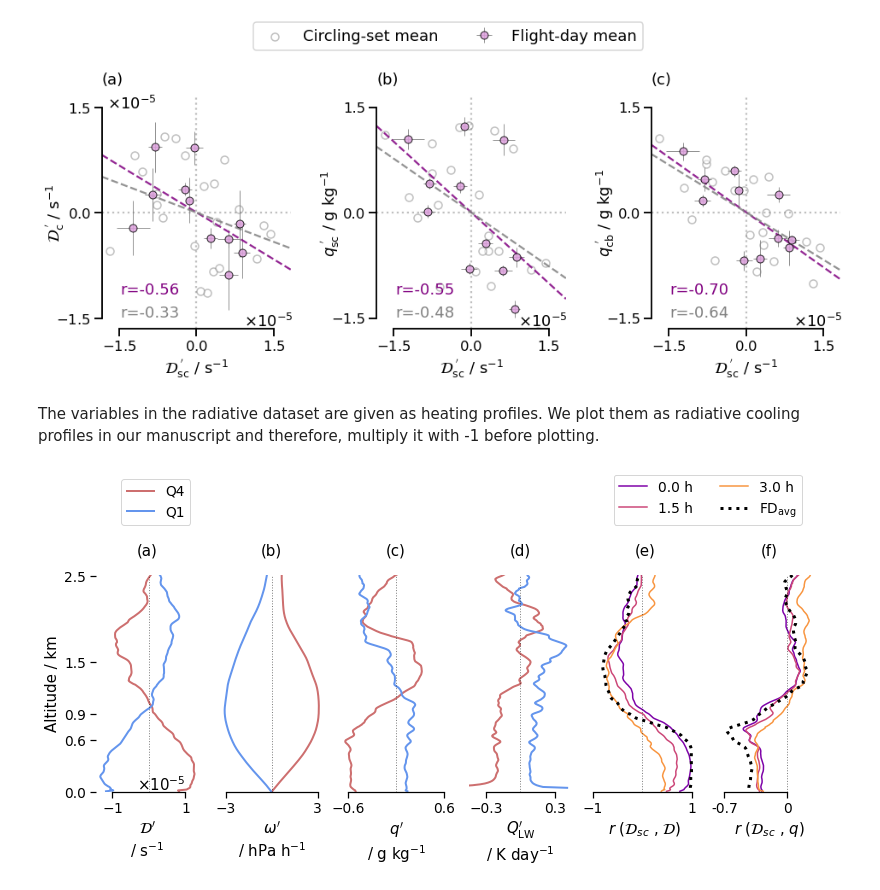
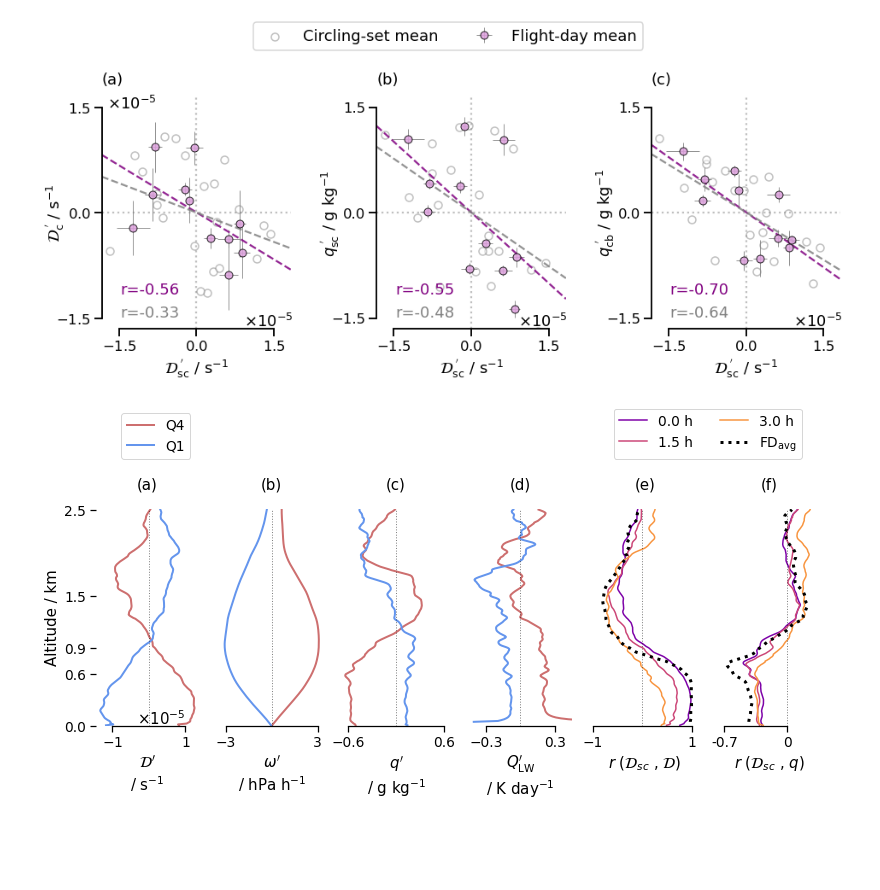
Before and after one commit to Geet-George/recode_smocs, a Jupyter notebook: JOANNE_processing.ipynb, the cells around one changed output. Cells and saved outputs as stored; diff of their text form; code cells hidden in the pictures; blank space fills up the shorter version.

```diff
--- a/JOANNE_processing.ipynb
+++ b/JOANNE_processing.ipynb
@@ -296,9 +297,9 @@ ds_rad['sounding_id'] = ds_rad['sounding_id'].astype('str')
 rad = [None] * len(eurec4a_circles.circle_time)
 
 for i_,ct in enumerate(tqdm(eurec4a_circles.circle_time)):
-    ds_ct = eurec4a_circles.sel(circle_time=ct)
-    sonde_ids = ds_ct.sonde_id.where(ds_ct.sonde_id.astype('str') != '',drop=True).astype('str')
-    sonde_ids_rad = [i.values for i in sonde_ids if i in ds_rad.sounding_id]
+    sonde_ids_rad = np.intersect1d(eurec4a_circles.sel(circle_time= ct).sonde_id[eurec4a_circles.sel(circle_time=ct).sonde_id.astype('str').values != ''],ds_rad.sounding_id)
+    # intersection used because for some reason, some sounding_ids are missing in the radiation dataset, e.g. 'HALO-0209_s27'
+
     rad[i_] = ds_rad.sel(sounding_id=sonde_ids_rad).mean(dim='sounding_id')
 
 for par in rad_pars:
@@ -375,10 +374,8 @@ mpl_axes_aligner.align.yaxes(ax[2], 0, ax[1], 0, 0.5)
 plt.savefig('sandbox/subcloud_vs_cloud_subplots_abc_subplottitles.pdf',bbox_inches='tight')
 # %% [output]
 [figure]
-# %% [markdown]
-The variables in the radiative dataset are given as heating profiles. We plot them as radiative cooling profiles in our manuscript and therefore, multiply it with -1 before plotting.
 # %%
-ec_no24 = eurec4a_circles.drop_sel(circle_time=eurec4a_circles.sel(circle_time='2020-01-24').circle_time)
+ec_no24 = eurec4a_circles.drop_sel(circle_time=eurec4a_circles.sel(circle_time='2020-01-24').circle_time).sel(alt=slice(0,2500))
 
 sb.set_context('notebook',font_scale=1.25)
 sb.set_palette('plasma',n_colors=3)
@@ -391,7 +388,7 @@ xlabels = ['$\mathcal{D}\'$\n/ s$^{-1}$',
           '$q\'$\n/ g kg$^{-1}$',
           '$Q_{\mathrm{LW}}\'$\n/ K day$^{-1}$']
 
-a_factor = [1,36,10**3,-1] # coefficient to have correct units on axes #36 for omega
+a_factor = [1,36,10**3,1] # coefficient to have correct units on axes #36 for omega
 
 alt_low = 10
 alt_high = 2510
@@ -479,7 +476,7 @@ for kd_,key in enumerate(tqdm(np.sort(np.array(list(dicts_with_all_leadlag_array
                   for i in dicts_with_all_leadlag_arrays[key]])
     b = np.where(a != 0)
 
-    arr = xr.concat([dicts_with_all_leadlag_arrays[key][i]
+    arr = xr.concat([dicts_with_all_leadlag_arrays[key][i].drop(['sonde_id','segment_id'])
                      for i in dicts_with_all_leadlag_arrays[key]],dim='circle_time')
 
     arr_len.append(len(arr.circle_time))
@@ -549,31 +546,31 @@ for i,alt in enumerate(tqdm(ec_no24.alt.sel(alt=slice(low_alt,high_alt)))) :
 
     y = res_ec_no24_q.sel(alt=alt)
 
     nas = np.logical_or(np.isnan(x), np.isnan(y))
 
     r_jo[i], _ = sp.stats.pearsonr(x[~nas],y[~nas])
 
 #### Plotting #####
 
 ax[5].plot(r_jo,res_ec_no24_D.alt.sel(alt=slice(low_alt,high_alt)),
          c='k',linestyle=':',linewidth=3,label='FD$_{\mathrm{avg}}$',alpha=1)
 ax[5].set_xlabel('$r$ ($\mathcal{D}_{sc}$ , $q$)')
 ax[5].yaxis.set_visible(False)
 # ax[5].set_title('f',pad = 20)
 ax[5].set_xlim(-.78,.38)
 ax[5].set_xticks([-.7,0])
 ax[5].set_xticklabels([-.7,0])
 ax[5].set_ylim(0,2510)
 
 ax[4].legend(ncol=2,loc=(.2,1.23))
 
 sb.despine(trim=True)
 
 pf.sci_exp_axis(ax[0],axis='x',x_pad=.4)
 
 [ax[i].spines['left'].set_visible(False) for i in range(6)]
 [ax[i].axvline(0,c='k',alpha=0.5,linewidth=1,linestyle=':') for i in range(6)]
 [ax[i].set_title(f'({titles[i]})',pad = 20) for i in range(len(ax))];
 plt.savefig('sandbox/composites_and_vertical_profiles_of_r_with_time-lagged_profiles_custom_yticks_without_HALO-0124.pdf',bbox_inches='tight')
 # %% [output]
-[figure, old version]
+[figure, new version]
```
Also changed, not shown: parts of 3 cells of this notebook.
